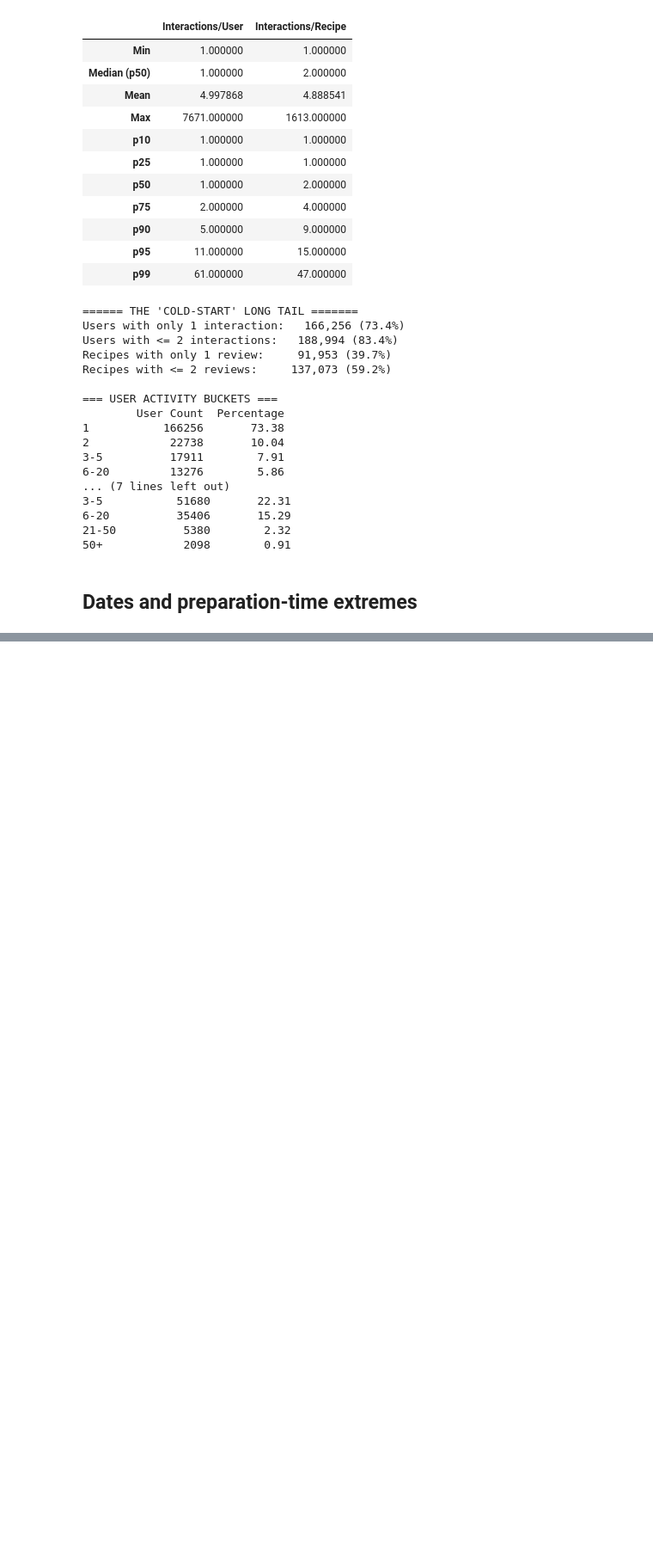
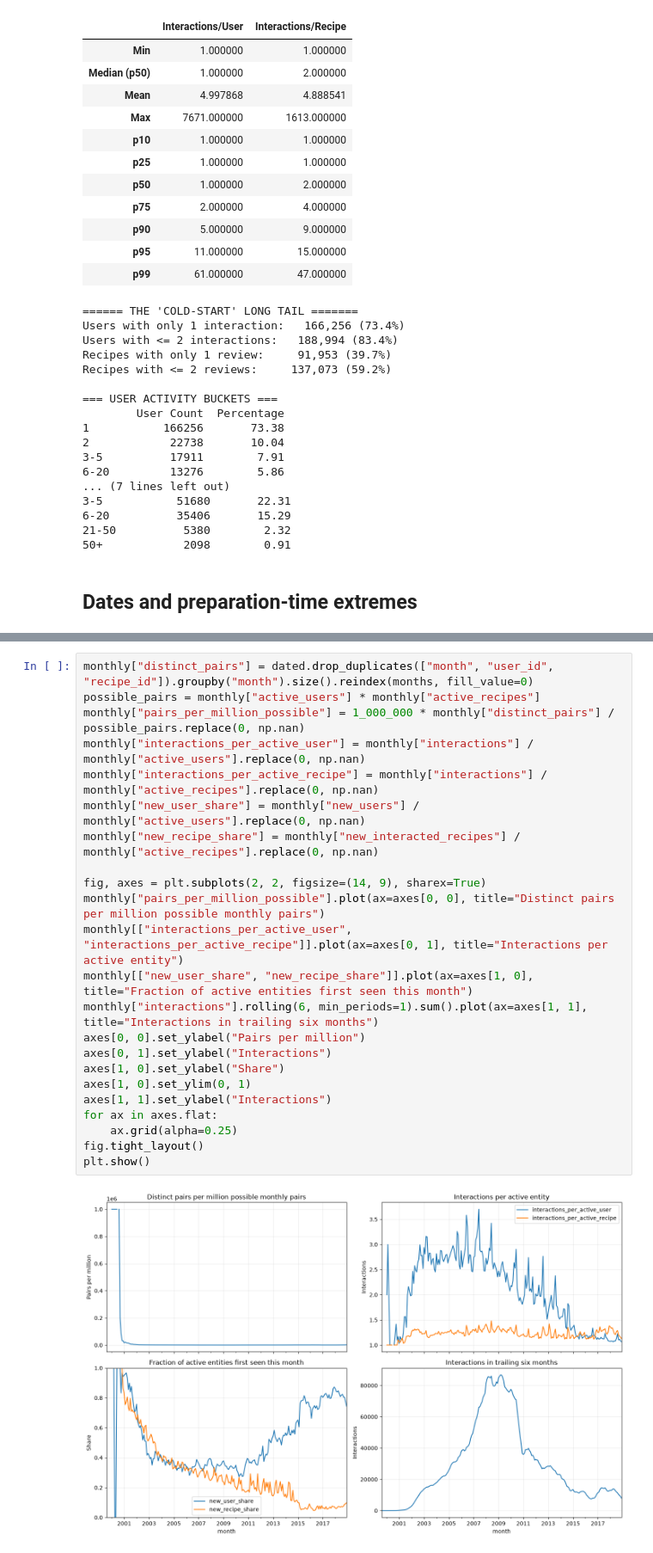
Before and after one commit to mihikabairathi/ml_in_practice_project, a Jupyter notebook: notebooks/eda.ipynb, the cells around one changed output, grey strips where cells are left out. Shown at 86% size. Cells and saved outputs as stored; diff of their text form; blank space fills up the shorter version.

```diff
--- a/notebooks/eda.ipynb
+++ b/notebooks/eda.ipynb
@@ -219,0 +270,25 @@ Interaction range: 2000-01-25 00:00:00 to 2018-12-20 00:00:00 invalid/missing: 0
+# %%
+monthly["distinct_pairs"] = dated.drop_duplicates(["month", "user_id", "recipe_id"]).groupby("month").size().reindex(months, fill_value=0)
+possible_pairs = monthly["active_users"] * monthly["active_recipes"]
+monthly["pairs_per_million_possible"] = 1_000_000 * monthly["distinct_pairs"] / possible_pairs.replace(0, np.nan)
+monthly["interactions_per_active_user"] = monthly["interactions"] / monthly["active_users"].replace(0, np.nan)
+monthly["interactions_per_active_recipe"] = monthly["interactions"] / monthly["active_recipes"].replace(0, np.nan)
+monthly["new_user_share"] = monthly["new_users"] / monthly["active_users"].replace(0, np.nan)
+monthly["new_recipe_share"] = monthly["new_interacted_recipes"] / monthly["active_recipes"].replace(0, np.nan)
+
+fig, axes = plt.subplots(2, 2, figsize=(14, 9), sharex=True)
+monthly["pairs_per_million_possible"].plot(ax=axes[0, 0], title="Distinct pairs per million possible monthly pairs")
+monthly[["interactions_per_active_user", "interactions_per_active_recipe"]].plot(ax=axes[0, 1], title="Interactions per active entity")
+monthly[["new_user_share", "new_recipe_share"]].plot(ax=axes[1, 0], title="Fraction of active entities first seen this month")
+monthly["interactions"].rolling(6, min_periods=1).sum().plot(ax=axes[1, 1], title="Interactions in trailing six months")
+axes[0, 0].set_ylabel("Pairs per million")
+axes[0, 1].set_ylabel("Interactions")
+axes[1, 0].set_ylabel("Share")
+axes[1, 0].set_ylim(0, 1)
+axes[1, 1].set_ylabel("Interactions")
+for ax in axes.flat:
+    ax.grid(alpha=0.25)
+fig.tight_layout()
+plt.show()
+# %% [output]
+[figure, added]
```
Also changed, not shown: parts of 9 cells of this notebook.
